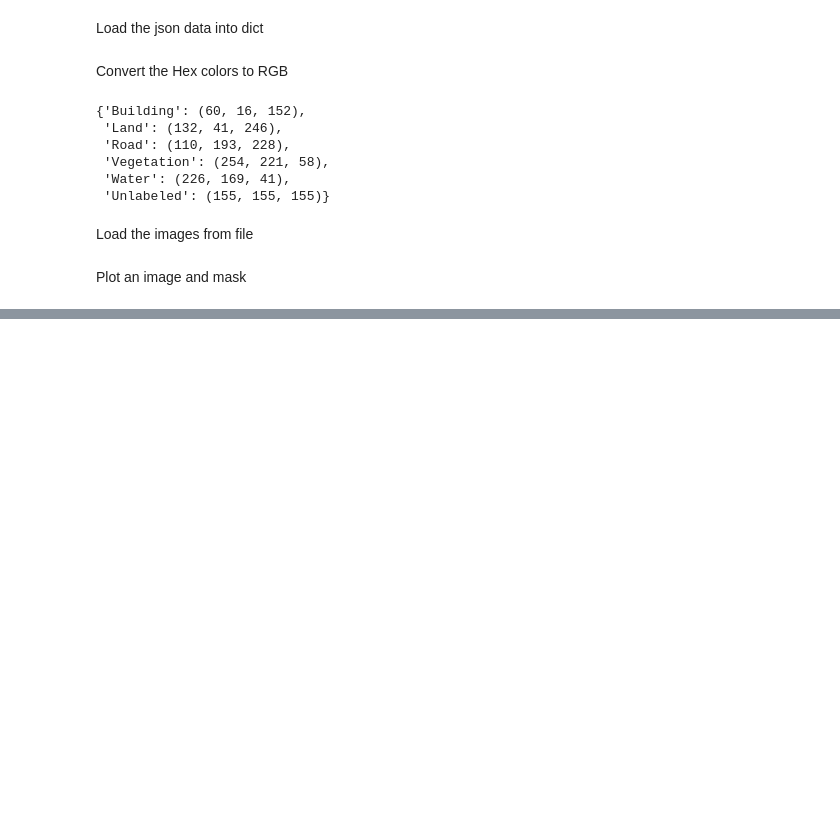
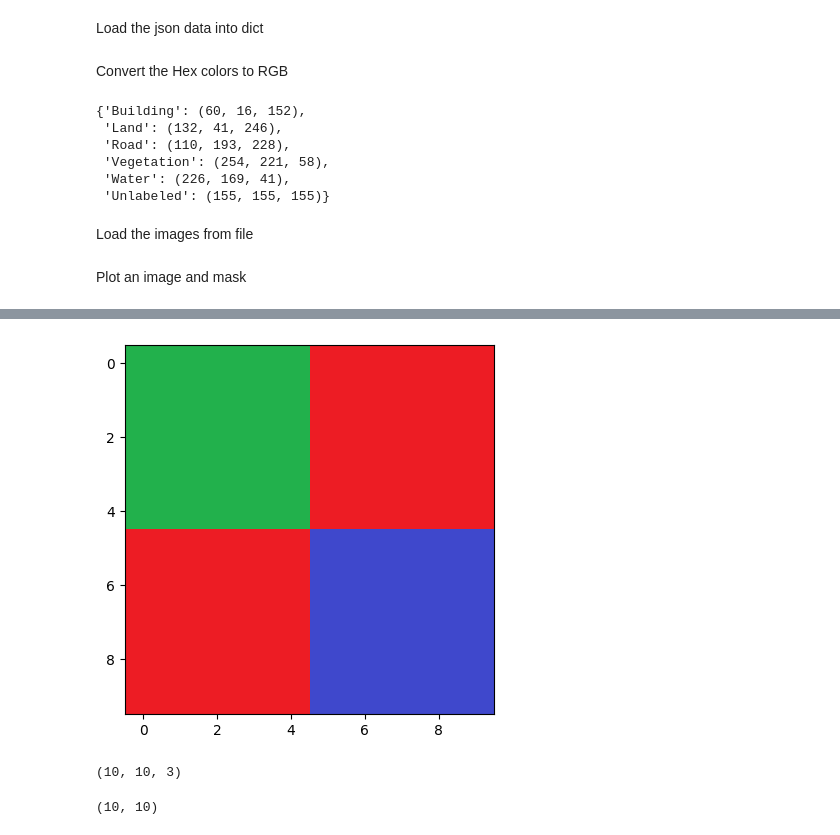
Before and after one commit to Xalt8/Semantic-Segmentation-, a Jupyter notebook: sem_seg.ipynb, the cells around one changed output, grey strips where cells are left out. Saved outputs shown, nothing was run; the diff lists cells and outputs as text; code cells hidden in the pictures; blank space fills up the shorter version.

```diff
--- a/sem_seg.ipynb
+++ b/sem_seg.ipynb
@@ -134,0 +174,13 @@ np.where(mat == (132, 41, 246))
+# %%
+condition_list = [test==[ 34, 177,  76], test==[ 63,  72, 204], test==[237,  28,  36]]
+choise_list = [0, 1, 2]
+new_mat = np.select(condition_list, choise_list, 3)
+# %%
+condition_list = [new_mat==0, new_mat==1, new_mat==2]
+choise_list = [[ 34, 177,  76], [63,  72, 204], [237,  28,  36]]
+re_new_mat = np.select(condition_list, choise_list, 3)
+# %%
+plt.imshow(re_new_mat)
+plt.show()
+# %% [output]
+[figure, added]
@@ -134,0 +191,8 @@ np.where(mat == (132, 41, 246))
+# %%
+z_mat.shape
+# %% [output]
+(10, 10, 3)
+# %%
+z_mat[:,:,0].shape
+# %% [output]
+(10, 10)
```
Also changed, not shown: parts of 39 cells of this notebook, 1 other file.
